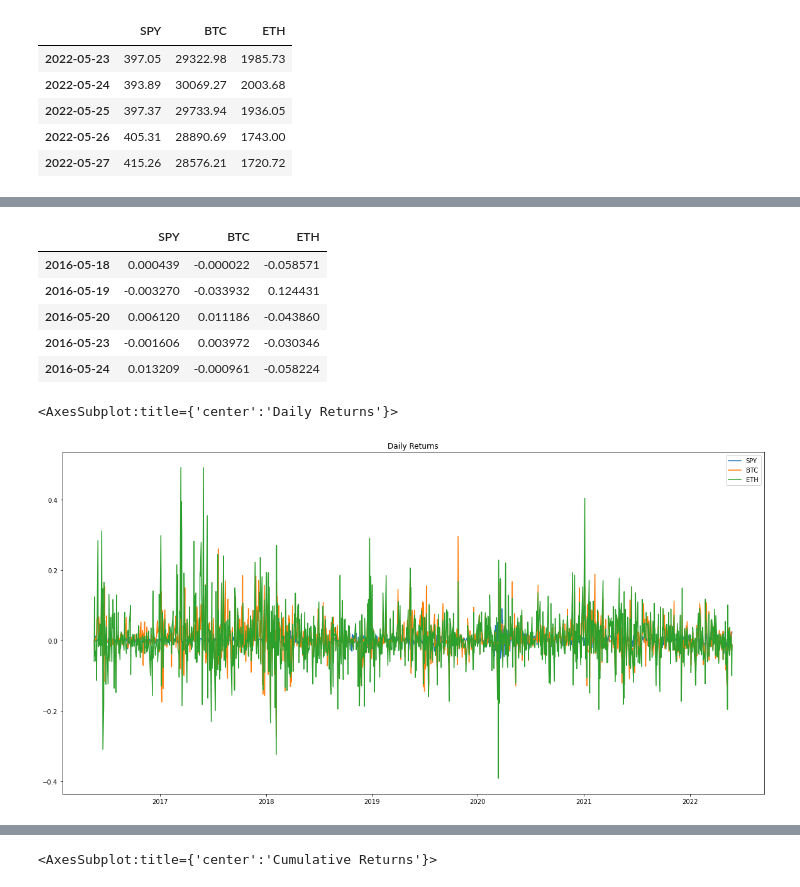
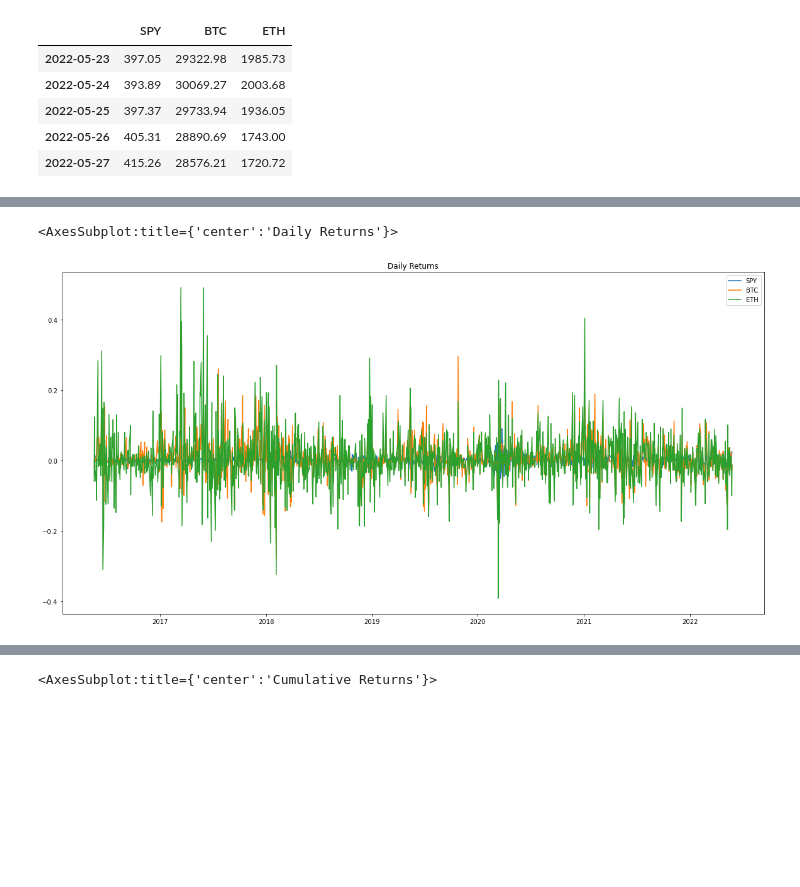
Before and after one commit to 7amza-eth/LongTermAssetAnalysis, a Jupyter notebook: Main.ipynb, the cells around one changed output, grey strips where cells are left out. Saved outputs shown, nothing was run; the diff lists cells and outputs as text; code cells hidden in the pictures; blank space fills up the shorter version.

```diff
--- a/Main.ipynb
+++ b/Main.ipynb
@@ -102,15 +96,6 @@ dailyReturns_df=closing_prices_df.pct_change().dropna()
 # %%
-dailyReturns_df.head()
+daily_returns_df.plot(figsize=(20,10), title="Daily Returns")
 # %% [output]
-|  | SPY | BTC | ETH |
-| 2016-05-18 | 0.000439 | -0.000022 | -0.058571 |
-| 2016-05-19 | -0.003270 | -0.033932 | 0.124431 |
-| 2016-05-20 | 0.006120 | 0.011186 | -0.043860 |
-| 2016-05-23 | -0.001606 | 0.003972 | -0.030346 |
-| 2016-05-24 | 0.013209 | -0.000961 | -0.058224 |
+<AxesSubplot:title={'center':'Daily Returns'}>
+[figure, added]
-# %%
-dailyReturns_df.plot(figsize=(20, 10), title="Daily Returns")
-# %% [output]
-<AxesSubplot:title={'center':'Daily Returns'}>
-[figure, removed]
 # %%
```
Also changed, not shown: parts of 18 cells of this notebook.
